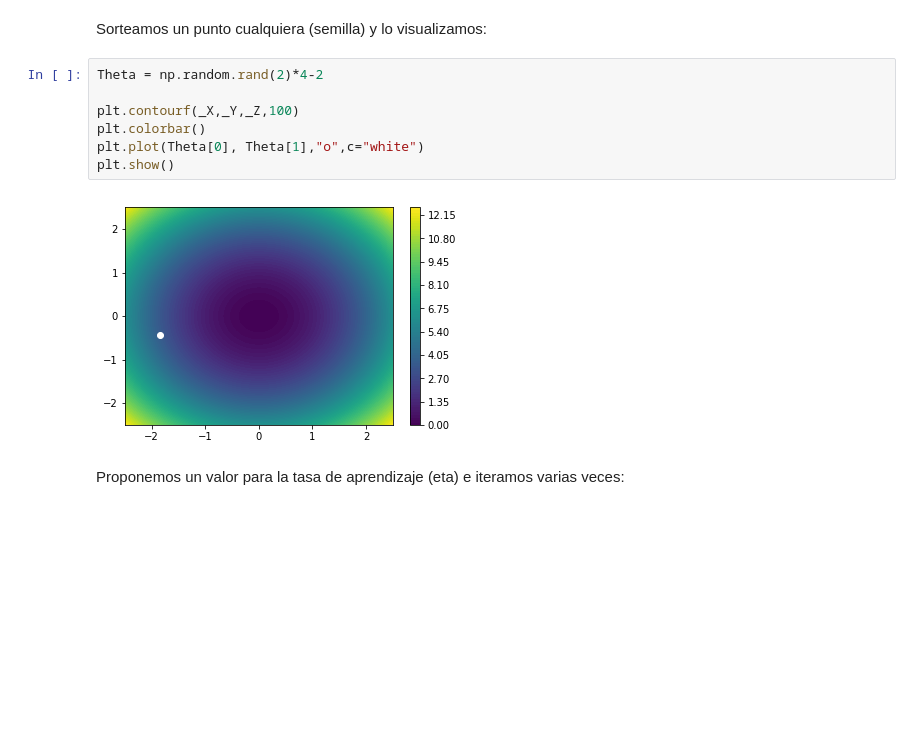
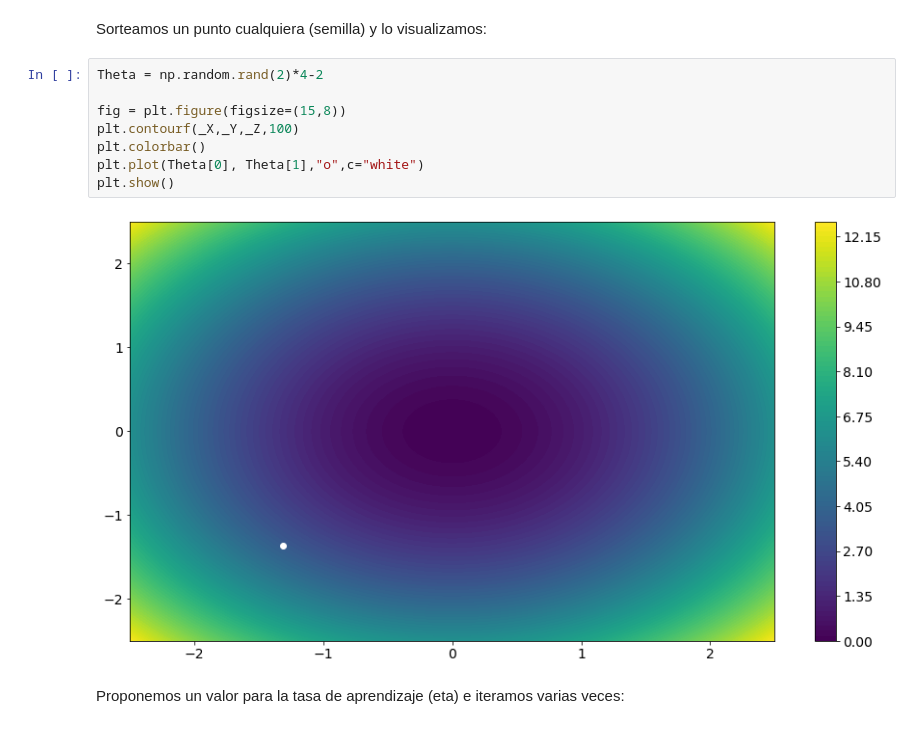
Before and after one commit to mlares/astrometria, a Jupyter notebook: C11_GradientDescent.ipynb, the cells around one changed output. Cells and saved outputs as stored; diff of their text form; blank space fills up the shorter version.

```diff
--- a/C11_GradientDescent.ipynb
+++ b/C11_GradientDescent.ipynb
@@ -33,12 +34,13 @@ Sorteamos un punto cualquiera (semilla) y lo visualizamos:
 # %%
 Theta = np.random.rand(2)*4-2
 
+fig = plt.figure(figsize=(15,8))
 plt.contourf(_X,_Y,_Z,100)
 plt.colorbar()
 plt.plot(Theta[0], Theta[1],"o",c="white")
 plt.show()
 # %% [output]
-[figure, old version]
+[figure, new version]
 # %% [markdown]
 Proponemos un valor para la tasa de aprendizaje (eta) e iteramos varias veces:
 # %%
```
Also changed, not shown: parts of 3 cells of this notebook, 25 other files.
